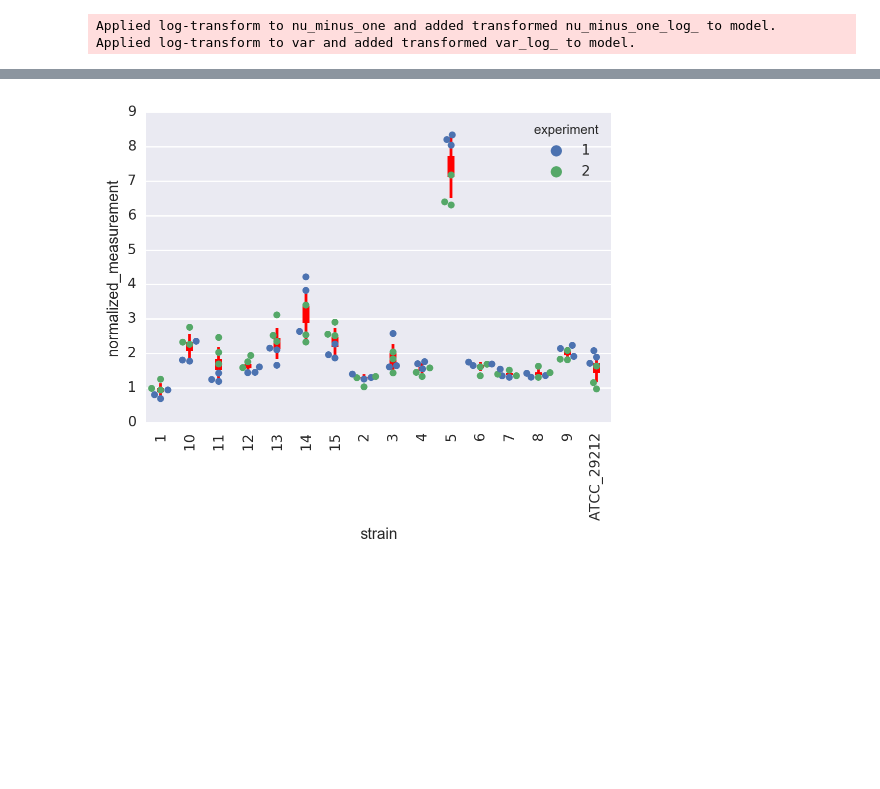
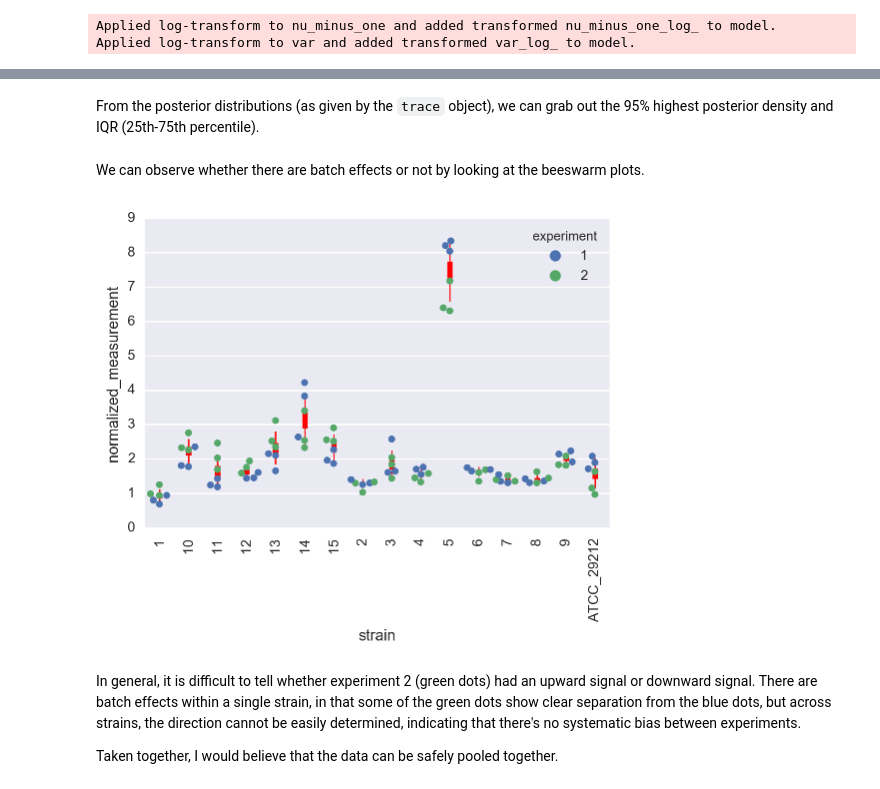
Before and after one commit to afcarl/mia-stats, a Jupyter notebook: mia-stats.ipynb, the cells around one changed output, grey strips where cells are left out. Drawn from its saved outputs; the diff is of its cells as text; code cells hidden in the pictures; blank space fills up the shorter version.

```diff
--- a/mia-stats.ipynb
+++ b/mia-stats.ipynb
@@ -79,3 +83,5 @@ pm.forestplot(trace, varnames=['fold'], ylabels=le.classes_, xtitle='normalized'
+# %% [markdown]
+From the posterior distributions (as given by the `trace` object), we can grab out the 95% highest posterior density and IQR (25th-75th percentile).
 # %%
 # Get out 95% HPD and IQR from trace.
 hpd_low, iqr_low, median, iqr_high, hpd_high = np.percentile(trace['fold'], [2.5, 25, 50, 75, 97.5], axis=0)
@@ -84,13 +90,19 @@ hpd_lower = median - hpd_low
 
 iqr_upper = iqr_high - median
 iqr_lower = median - iqr_low
+# %% [markdown]
+We can observe whether there are batch effects or not by looking at the beeswarm plots.
 # %%
 # Plot bee swarm plot + posterior distribution densities.
 sns.swarmplot(data=df, x='indices', y='normalized_measurement', hue='experiment')
-plt.errorbar(x=range(len(le.classes_)), y=median, yerr=[hpd_upper, hpd_lower], ls='none', color='red', elinewidth=2)
-plt.errorbar(x=range(len(le.classes_)), y=median, yerr=[iqr_upper, iqr_lower], ls='none', color='red', elinewidth=5)
+plt.errorbar(x=range(len(le.classes_)), y=median, yerr=[hpd_upper, hpd_lower], ls='none', color='red', elinewidth=1)
+plt.errorbar(x=range(len(le.classes_)), y=median, yerr=[iqr_upper, iqr_lower], ls='none', color='red', elinewidth=4)
 plt.xticks(range(len(le.classes_)), le.classes_, rotation=90)
 plt.xlabel('strain')
 plt.show()
 # %% [output]
-[figure, old version]
+[figure, new version]
+# %% [markdown]
+In general, it is difficult to tell whether experiment 2 (green dots) had an upward signal or downward signal. There are batch effects within a single strain, in that some of the green dots show clear separation from the blue dots, but across strains, the direction cannot be easily determined, indicating that there's no systematic bias between experiments.
+
+Taken together, I would believe that the data can be safely pooled together.
```
Also changed, not shown: parts of 4 cells of this notebook.
